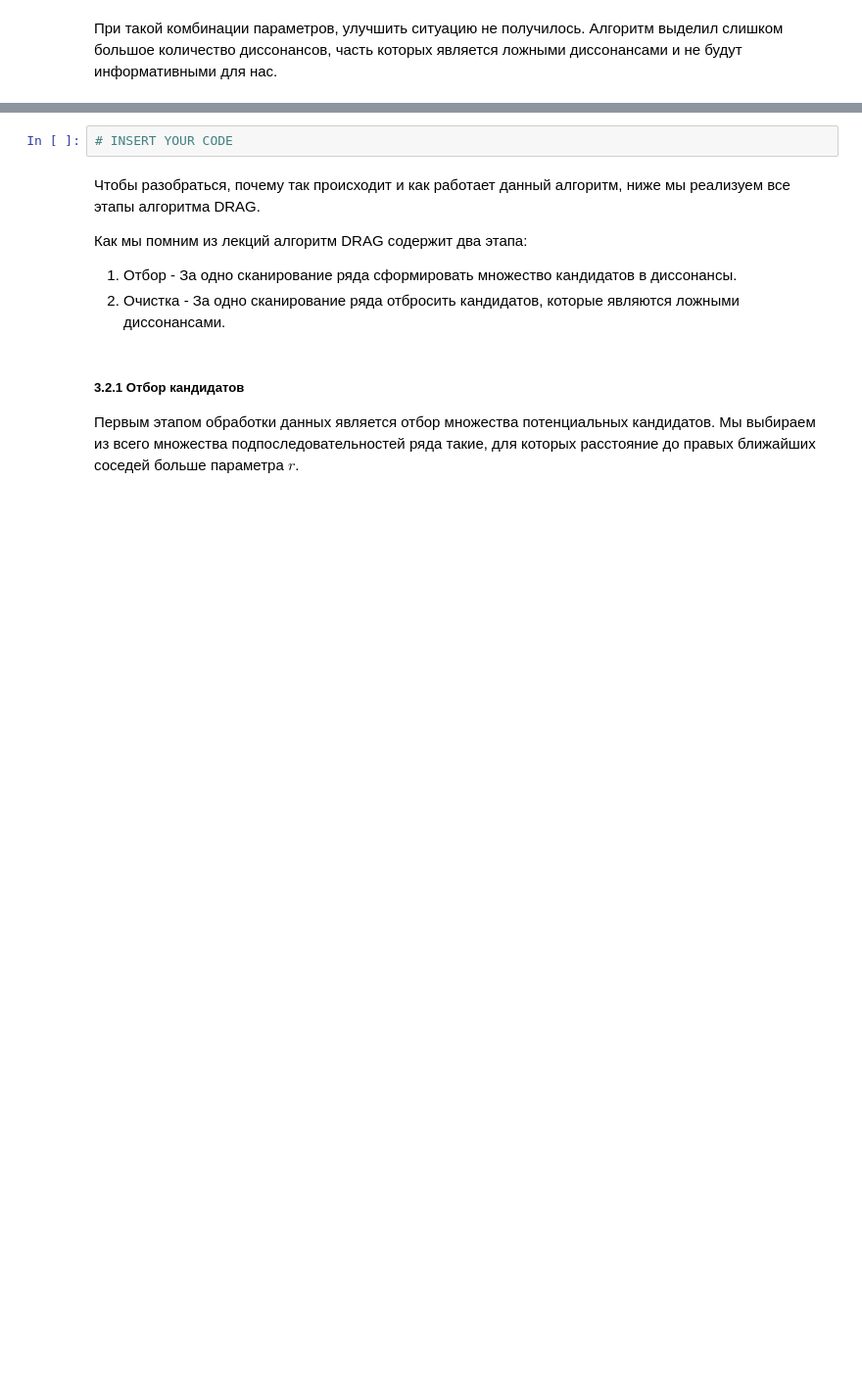
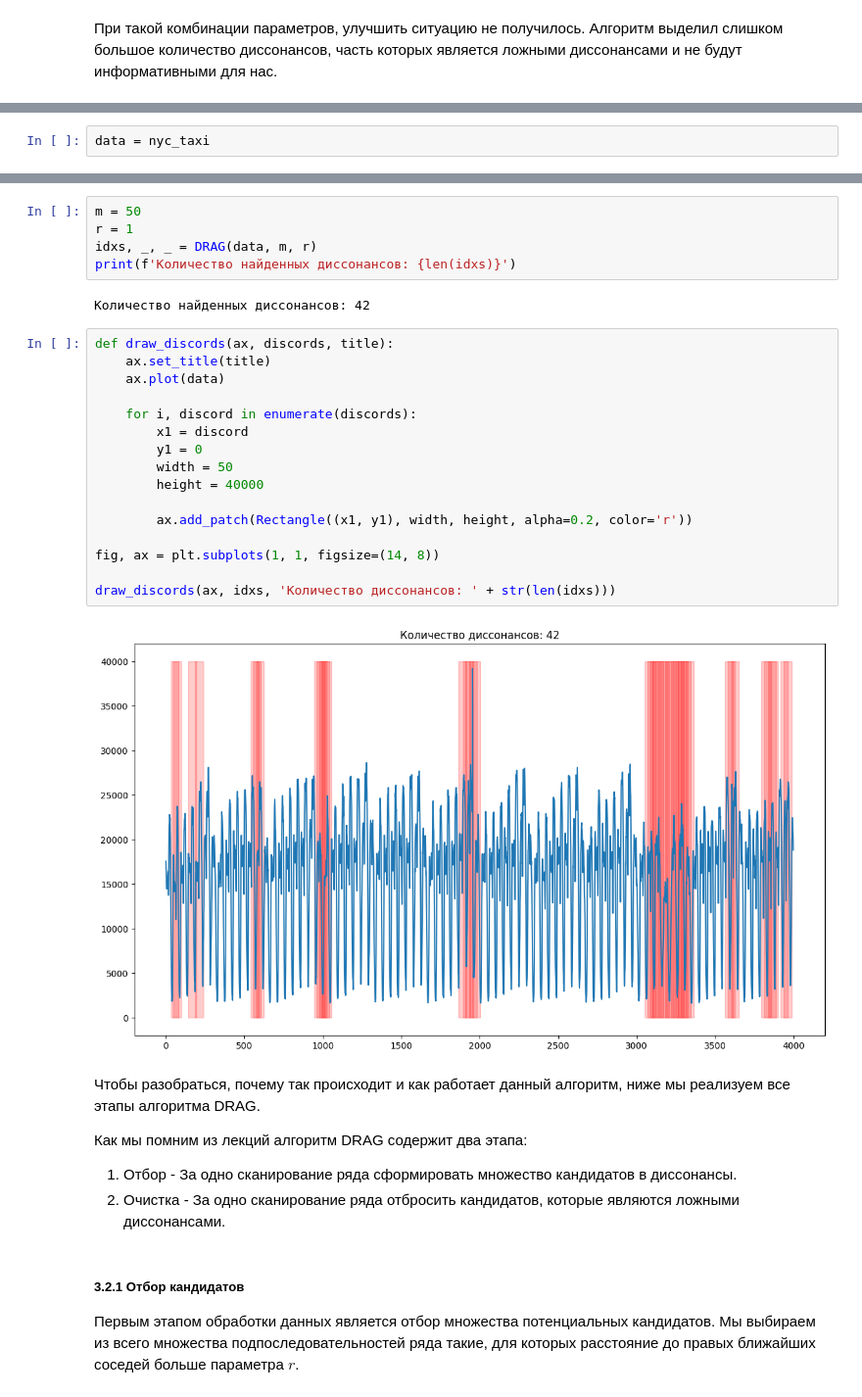
Before and after one commit to foghpp/2024-Ushakov-TimeSeriesCourse, a Jupyter notebook: practice/03 Discords/03 Discords.ipynb, the cells around one changed output, grey strips where cells are left out. Shown at 98% size. Drawn from its saved outputs; the diff is of its cells as text; blank space fills up the shorter version.

Commit message:
03 Discords part 2

```diff
--- a/practice/03 Discords/03 Discords.ipynb
+++ b/practice/03 Discords/03 Discords.ipynb
@@ -218,3 +227,5 @@ print(f'Колличество найденных диссонансов: {len(i
 # %% [markdown]
 Произведите подобные эксперименты с набором данных такси NY. Постройте графики демонстрирующие найденные диссонансы. Пример Графика:
 ![second-graph](pics/fig_ex_2.png)
+# %%
+data = nyc_taxi
@@ -221,5 +239,28 @@ print(f'Колличество найденных диссонансов: {len(i
+# %%
+m = 50
+r = 1
+idxs, _, _ = DRAG(data, m, r)
+print(f'Количество найденных диссонансов: {len(idxs)}')
+# %% [output]
+Количество найденных диссонансов: 42
 # %%
-# INSERT YOUR CODE
+def draw_discords(ax, discords, title):
+    ax.set_title(title)
+    ax.plot(data)
+
+    for i, discord in enumerate(discords):
+        x1 = discord
+        y1 = 0
+        width = 50
+        height = 40000
+
+        ax.add_patch(Rectangle((x1, y1), width, height, alpha=0.2, color='r'))
+
+fig, ax = plt.subplots(1, 1, figsize=(14, 8))
+
+draw_discords(ax, idxs, 'Количество диссонансов: ' + str(len(idxs)))
+# %% [output]
+[figure, added]
 # %% [markdown]
 Чтобы разобраться, почему так происходит и как работает данный алгоритм, ниже мы реализуем все этапы алгоритма DRAG.
 
```
Also changed, not shown: parts of 13 cells of this notebook.
